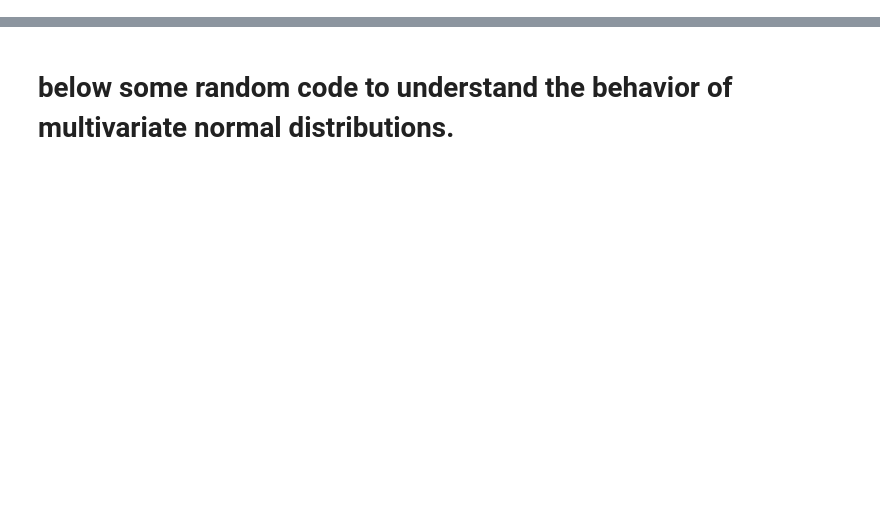
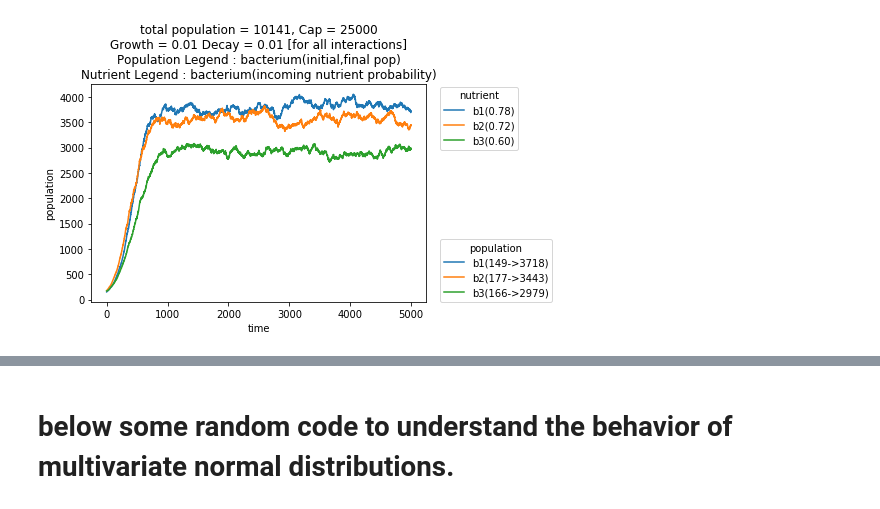
Before and after one commit to GaneshVShinde/GutToyModel, a Jupyter notebook: Code/gut-pop-dynamics.ipynb, the cells around one changed output, grey strips where cells are left out. Cells and saved outputs as stored; diff of their text form; code cells hidden in the pictures; blank space fills up the shorter version.

```diff
--- a/Code/gut-pop-dynamics.ipynb
+++ b/Code/gut-pop-dynamics.ipynb
@@ -8,13 +8,15 @@ dc = np.array([[0.01,0.02,0.03],
                [0.01,0.02,0.03]])
 gc = 0.01
 K = 25000
+cm = np.array([[0.2,0.2,0.6],
+               [0.1,0.6,0.3],
+               [0.01,0.3,0.69]])
 
-
-# b(1, n+1) = b(1, n) + g1 * b(1, n) * (1 - (b(1, n)*d11 + b(2, n) * d12 + b(3, n)*d13)/K )
-
+# b(1, n+1) = b(1, n) + g1 * b(1, n) * (1 - (b(1, n)*cm11 + b(2, n) * cm12 + b(3, n)*cm13)/K )
+# sum(cm) = nb
 # the above equation implemented below in three possible ways for the update in population at any time step.
 for i in range(3):
-    print("b",i+1,"pop",gc*pop[i]*(1 - (pop[0]*dc[i,0] + pop[1]*dc[i,1] + pop[2]*dc[i,2])/K))
+    print("b",i+1,"pop",gc*pop[i]*(1 - (pop[0]*cm[i,0] + pop[1]*cm[i,1] + pop[2]*cm[i,2])/K))
 
 print("b1 updated pop", gc*pop[0]*(1 - (pop[0]*dc[0,0] + pop[1]*dc[0,1] + pop[2]*dc[0,2])/K))
 print("b2 updated pop",gc*pop[1]*(1 - (pop[0]*dc[1,0] + pop[1]*dc[1,1] + pop[2]*dc[1,2])/K))
@@ -31,0 +28,75 @@ array([0.99944, 1.99744, 2.99832])
+# %%
+
+nb = 3
+# GROWTH AND DECAY FACTORS
+# dc = np.array([[0.01,0.02,0.03],
+#                [0.01,0.1,0.01],
+#                [0.01,0.1,0.03]])
+dr = 0.01
+gr = 0.01
+dc = np.ones((nb,nb))*dr
+dc = np.repeat([dr],nb)
+gc = np.repeat([gr],nb)
+
+# INITIAL POPULATION OF BACTERIUM
+pop = np.random.randint(100,200,size = nb)
+init_pop = pop
+
+K = 25000
+iterations = 5000
+final = np.zeros((iterations,nb))
+growth_factor = np.zeros((iterations,nb))
+
+# initialise nutrients probabilities for each bacterium, first row = probability of 0 nutrients for bacterium 1, probability of nutrients coming (1) for bacterium 1.
+n = []
+prob = np.array([
+                [0.22,0.78],
+                [0.28,0.72],
+                [0.4,0.6],
+                [0.8,0.2],
+                [0.95,0.05],
+                [0.02,0.98],
+                [0.1,0.9],
+                [0.5,0.5],
+                [0.7,0.3],
+                [0.6,0.4]
+                ])
+
+# prob = np.tile(np.array([0,1]),(nb,1))   # nutrient either comes or not.
+
+for i in range(nb):
+    n.append(np.random.choice([0,1],(iterations),p = prob[i]))
+nutrients = np.array(n).T
+lb1 = ["b{0}({1:.2f})"
+    .format(i+1,prob[i,1]) for i in range(nb)]
+
+
+# run simulation
+for i in range(iterations):
+    nut = nutrients[i]
+    # pop = pop + pop*gc*nut*(1- np.sum(pop,axis = 0)/K) - (1-nut)*(pop*dc)
+    gf = (1 + gc*nut*(1- np.sum(pop)/K) - dc*(nb*pop/K))
+    # death rate versus competition (which is basically modifying death by other factors?)
+    pop = pop*(1 + gc*nut*(1- np.sum(pop)/K) - dc*(nb*pop/K))
+    final[i] = pop
+    growth_factor[i] = gf
+
+# plot the growth evolution
+lb = ["b{0}({1}->{2:.0f})"
+    .format(i+1,init_pop[i],pop[i]) for i in range(nb)]
+
+lines = plt.plot(final)
+l1 = plt.legend(lines,lb1, loc=(1.04,0.7), title="nutrient")
+plt.gca().add_artist(l1)
+
+plt.legend(lb,loc=(1.04,0),title = "population")
+plt.xlabel("time")
+plt.ylabel("population")
+plt.title("""total population = {0:.0f}, Cap = {3}
+Growth = {1:.2f} Decay = {2:.2f} [for all interactions]
+Population Legend : bacterium(initial,final pop)
+Nutrient Legend : bacterium(incoming nutrient probability)""".
+format(final[-1].sum(),gr,dr,K))
+
+# plt.plot(growth_factor)
+# %% [output]
@@ -31,0 +104 @@ array([0.99944, 1.99744, 2.99832])
+[figure, added]
```
Also changed, not shown: parts of 5 cells of this notebook, 4 other files.
